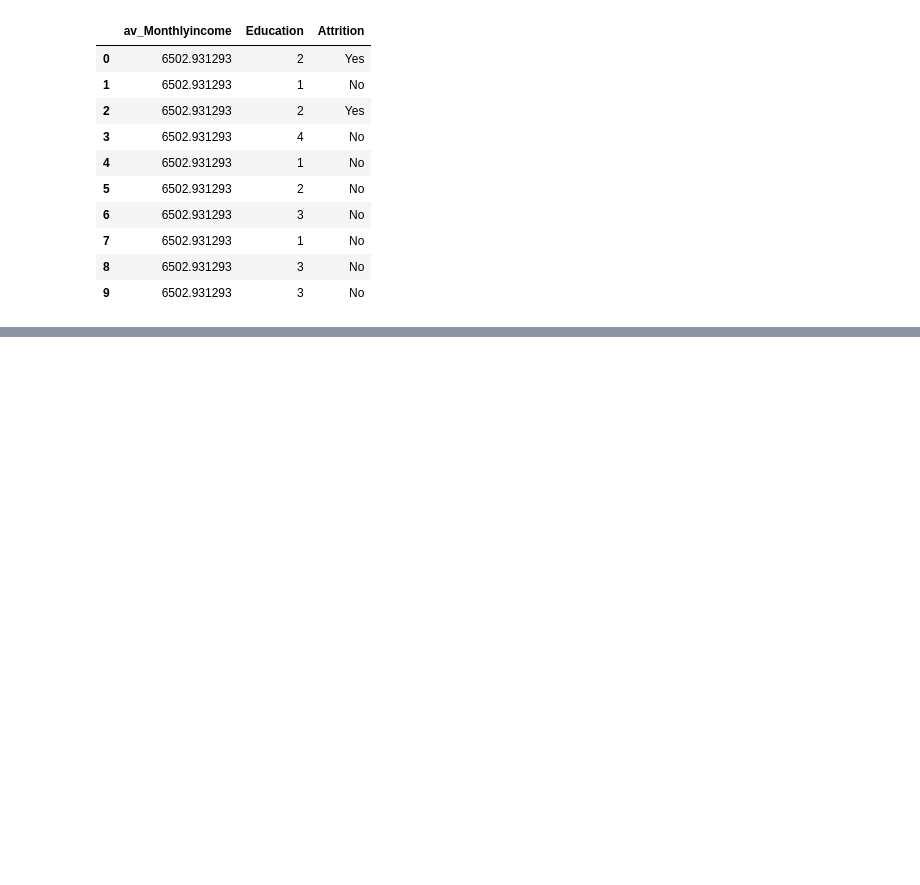
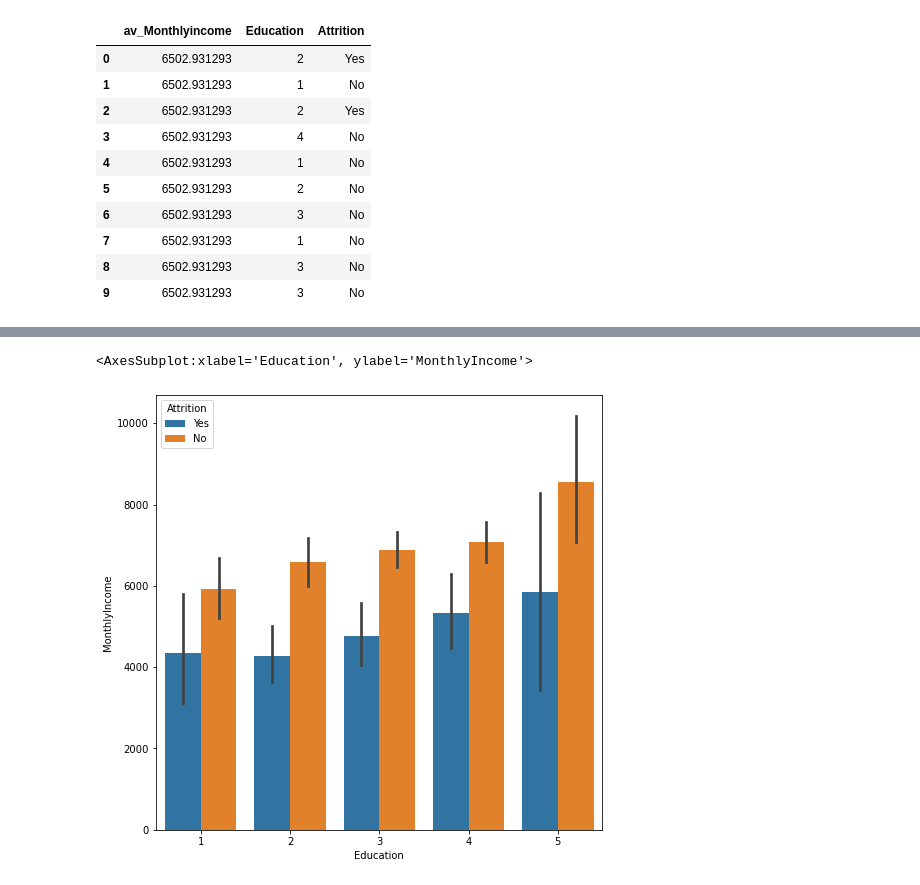
Before and after one commit to clintonmaiko/ADS-Assignment-2-3, a Jupyter notebook: assignment 2 and 3.ipynb, the cells around one changed output, grey strips where cells are left out. Cells and saved outputs as stored; diff of their text form; code cells hidden in the pictures; blank space fills up the shorter version.

```diff
--- a/assignment 2 and 3.ipynb
+++ b/assignment 2 and 3.ipynb
@@ -149,0 +148,10 @@ plt.title("How Distance from home and job role  effect the attrition");
+# %%
+# plot for monthly income and education relating with attrition
+
+fig, ax = plt.subplots(figsize = (8,8))
+sns.barplot(y = 'MonthlyIncome',x = 'Education',hue = 'Attrition',data = df,ax = ax)
+
+# therefore the higher the education the higher the chances for attrition
+# %% [output]
+<AxesSubplot:xlabel='Education', ylabel='MonthlyIncome'>
+[figure, added]
```
Also changed, not shown: parts of 3 cells of this notebook.
